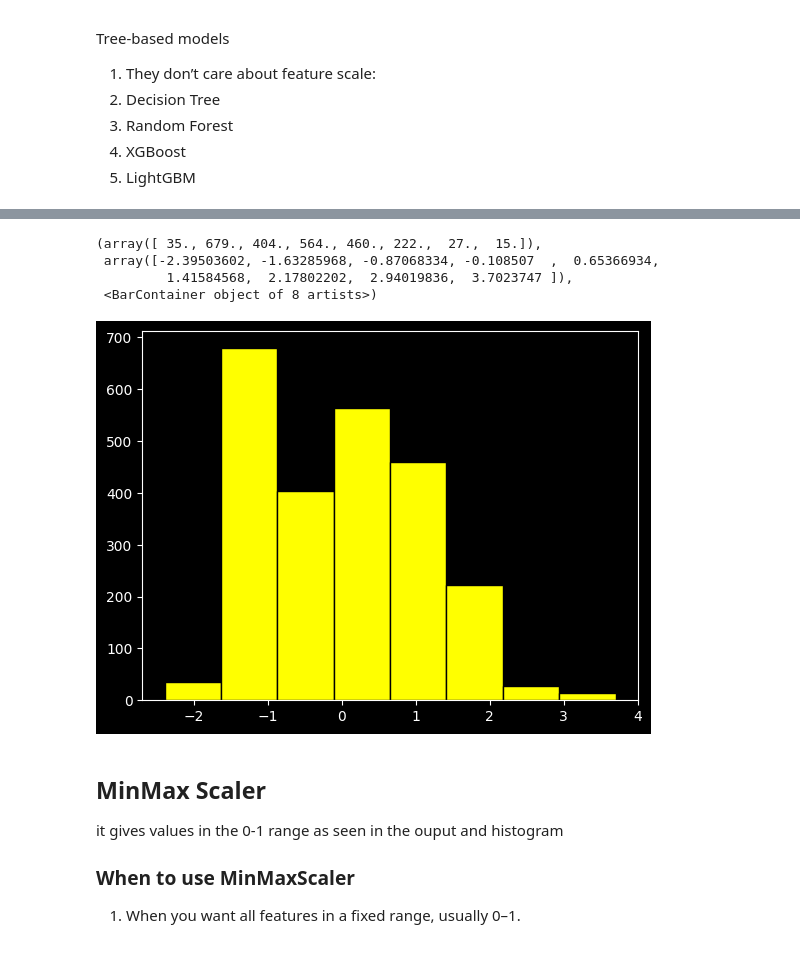
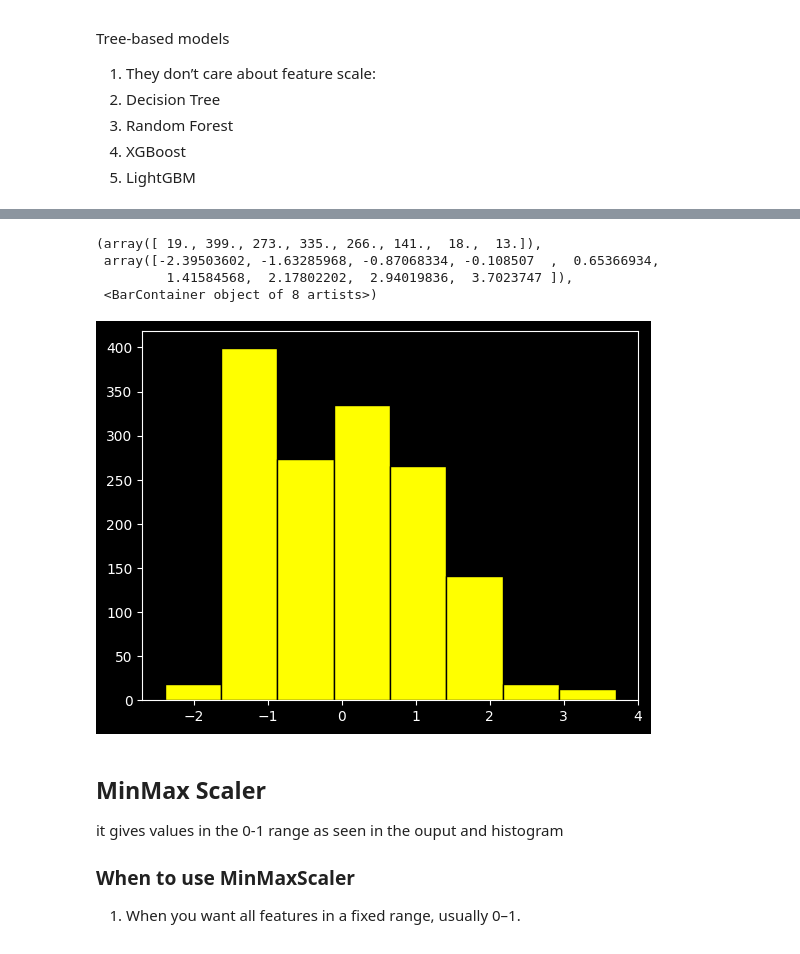
Before and after one commit to Muhammad-Bilal1605/LearningAI, a Jupyter notebook: scripts/assignment_4_scikitLearn.ipynb, the cells around one changed output, grey strips where cells are left out. Cells and saved outputs as stored; diff of their text form; code cells hidden in the pictures.

```diff
--- a/scripts/assignment_4_scikitLearn.ipynb
+++ b/scripts/assignment_4_scikitLearn.ipynb
@@ -170,4 +183,4 @@ Tree-based models
 # %%
 standardScaler=StandardScaler()
 x1=standardScaler.fit_transform(X_train[["age","bmi","children"]])
-x1=pd.DataFrame(x1,columns=["age","bmi","children"])
+X_train[["age","bmi","children"]]=pd.DataFrame(x1,columns=["age","bmi","children"])
@@ -192,11 +196,11 @@ x1
 # %%
-plt.hist(x1.to_numpy().flatten(), bins=8, color="yellow",edgecolor="black")
+plt.hist(X_train[["age","bmi","children"]].to_numpy().flatten(), bins=8, color="yellow",edgecolor="black")
 # %% [output]
-(array([ 35., 679., 404., 564., 460., 222.,  27.,  15.]),
+(array([ 19., 399., 273., 335., 266., 141.,  18.,  13.]),
  array([-2.39503602, -1.63285968, -0.87068334, -0.108507  ,  0.65366934,
          1.41584568,  2.17802202,  2.94019836,  3.7023747 ]),
  <BarContainer object of 8 artists>)
-[figure, old version]
+[figure, new version]
 # %% [markdown]
 ## MinMax Scaler
 it gives values in the 0-1 range as seen in the ouput and histogram
```
Also changed, not shown: parts of 9 cells of this notebook.
